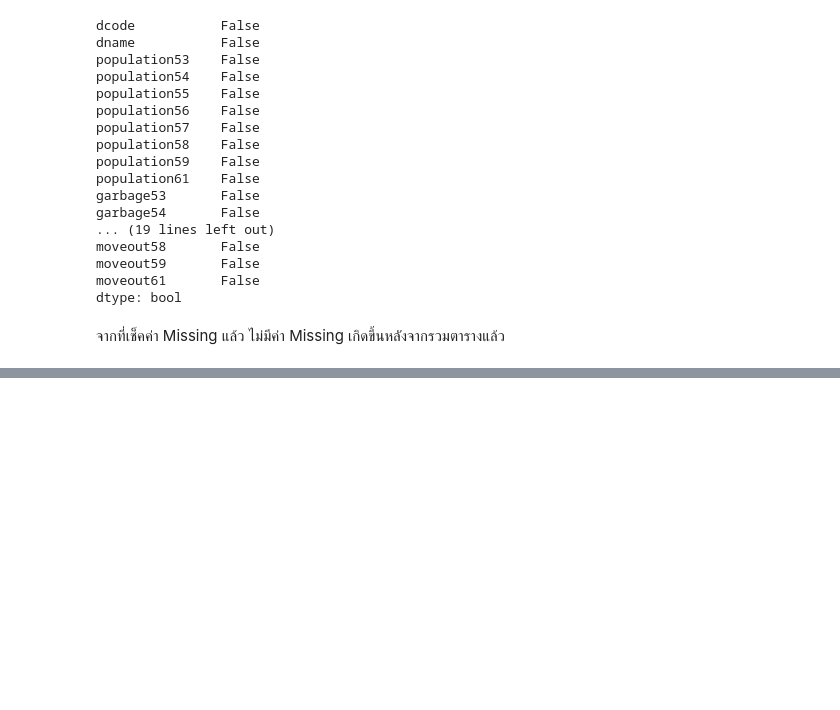
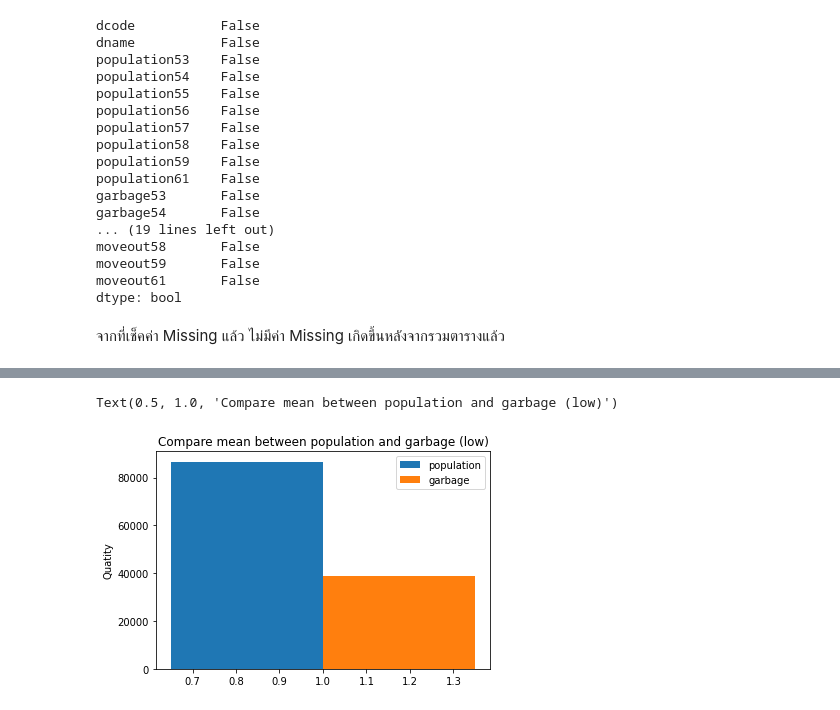
Before and after one commit to pondbaahh/DWDM21, a Jupyter notebook: Project_SUKUNA.ipynb, the cells around one changed output, grey strips where cells are left out. Saved outputs shown, nothing was run; the diff lists cells and outputs as text; code cells hidden in the pictures; blank space fills up the shorter version.

```diff
--- a/Project_SUKUNA.ipynb
+++ b/Project_SUKUNA.ipynb
@@ -665,0 +1278,2 @@ dtype: bool
+# %%
+plt.rcParams['font.family'] = 'Tahoma'
@@ -665,0 +1332,16 @@ dtype: bool
+# %%
+labels = ['population1']
+pop_low_mean = [86636.6]
+gar_loe_mean = [38770.3]
+# %%
+width = 0.35
+
+plt.bar(np.array([1]) - width/2, pop_low_mean, width=width, label = 'population')
+plt.bar(np.array([1]) + width/2, gar_loe_mean, width=width, label = 'garbage')
+plt.legend()
+
+plt.ylabel('Quatity')
+plt.title('Compare mean between population and garbage (low)')
+# %% [output]
+Text(0.5, 1.0, 'Compare mean between population and garbage (low)')
+[figure, added]
```
Also changed, not shown: parts of 128 cells of this notebook.
